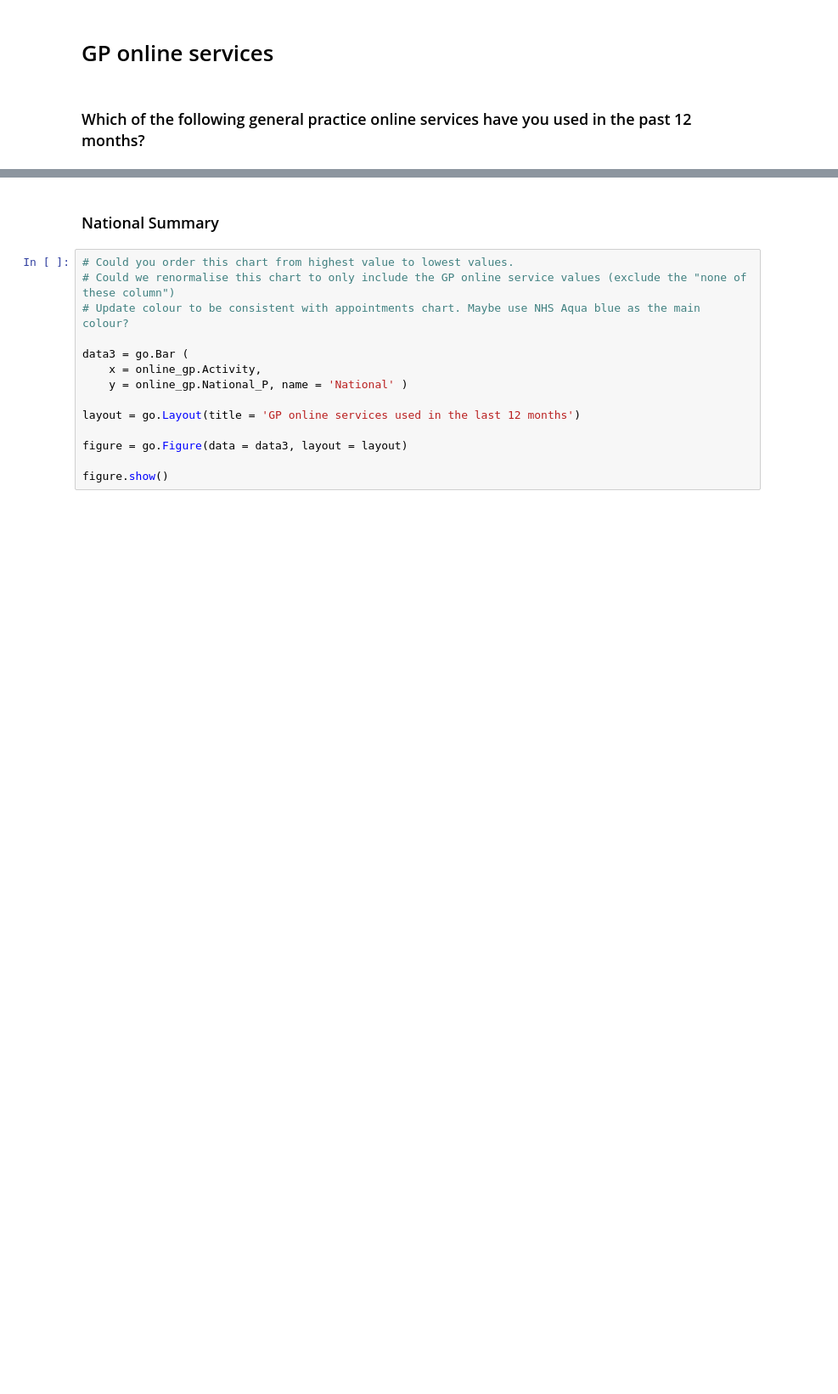
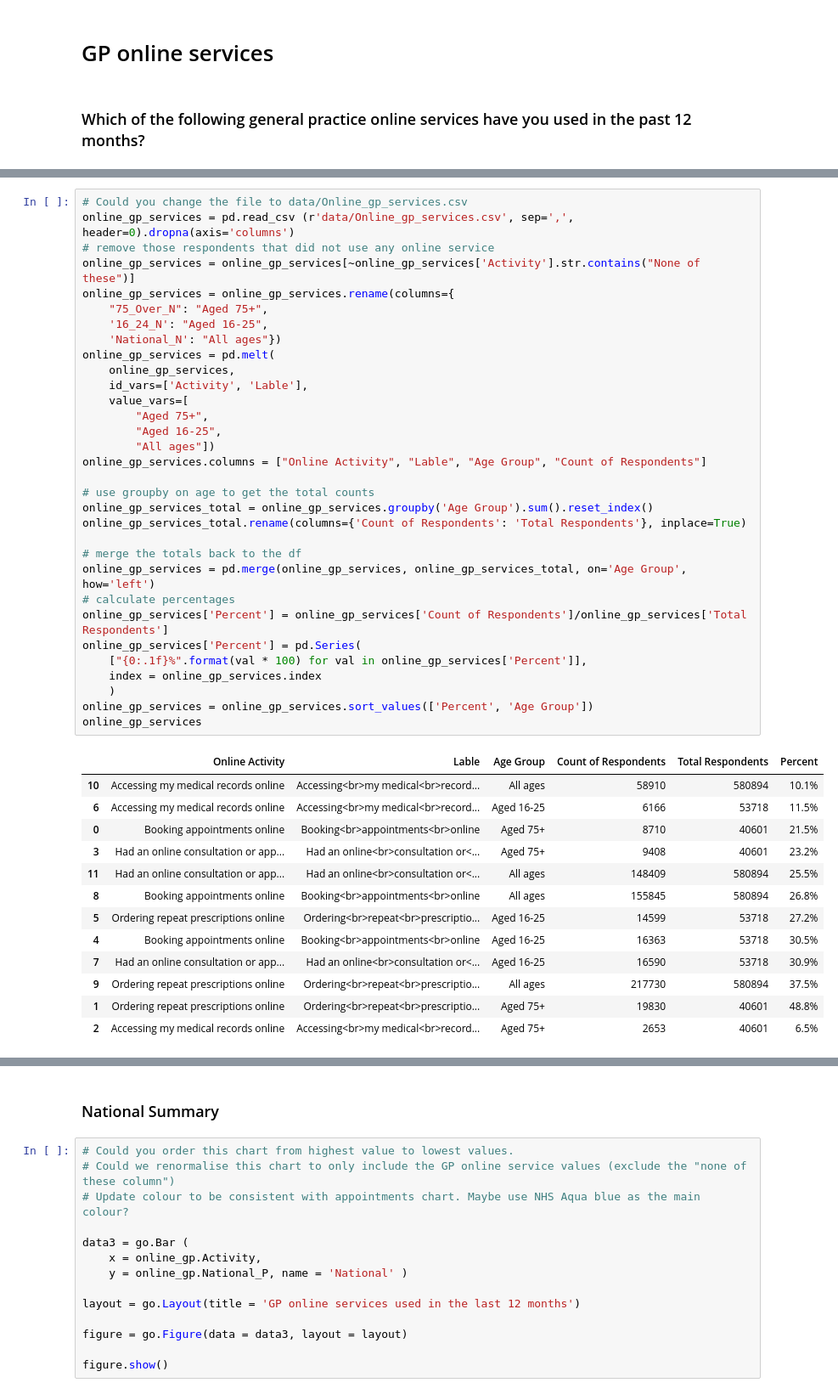
Before and after one commit to nhsx/digital-health-insights, a Jupyter notebook: Digital-Insights-2021-GP-Patient-Survey-2021-Analysis-Master.ipynb, the cells around one changed output, grey strips where cells are left out. Shown at 85% size. Saved outputs shown, nothing was run; the diff lists cells and outputs as text; blank space fills up the shorter version.

Commit message:
Online activity chart done

```diff
--- a/Digital-Insights-2021-GP-Patient-Survey-2021-Analysis-Master.ipynb
+++ b/Digital-Insights-2021-GP-Patient-Survey-2021-Analysis-Master.ipynb
@@ -188,0 +169,46 @@ online_gp
+# %%
+# Could you change the file to data/Online_gp_services.csv
+online_gp_services = pd.read_csv (r'data/Online_gp_services.csv', sep=',', header=0).dropna(axis='columns')
+# remove those respondents that did not use any online service
+online_gp_services = online_gp_services[~online_gp_services['Activity'].str.contains("None of these")]
+online_gp_services = online_gp_services.rename(columns={
+    "75_Over_N": "Aged 75+",
+    '16_24_N': "Aged 16-25",
+    'National_N': "All ages"})
+online_gp_services = pd.melt(
+    online_gp_services,
+    id_vars=['Activity', 'Lable'],
+    value_vars=[
+        "Aged 75+",
+        "Aged 16-25",
+        "All ages"])
+online_gp_services.columns = ["Online Activity", "Lable", "Age Group", "Count of Respondents"]
+
+# use groupby on age to get the total counts
+online_gp_services_total = online_gp_services.groupby('Age Group').sum().reset_index()
+online_gp_services_total.rename(columns={'Count of Respondents': 'Total Respondents'}, inplace=True)
+
+# merge the totals back to the df
+online_gp_services = pd.merge(online_gp_services, online_gp_services_total, on='Age Group', how='left')
+# calculate percentages
+online_gp_services['Percent'] = online_gp_services['Count of Respondents']/online_gp_services['Total Respondents']
+online_gp_services['Percent'] = pd.Series(
+    ["{0:.1f}%".format(val * 100) for val in online_gp_services['Percent']],
+    index = online_gp_services.index
+    )
+online_gp_services = online_gp_services.sort_values(['Percent', 'Age Group'])
+online_gp_services
+# %% [output]
+|  | Online Activity | Lable | Age Group | Count of Respondents | Total Respondents | Percent |
+| 10 | Accessing my medical records online | Accessing<br>my medical<br>record... | All ages | 58910 | 580894 | 10.1% |
+| 6 | Accessing my medical records online | Accessing<br>my medical<br>record... | Aged 16-25 | 6166 | 53718 | 11.5% |
+| 0 | Booking appointments online | Booking<br>appointments<br>online | Aged 75+ | 8710 | 40601 | 21.5% |
+| 3 | Had an online consultation or app... | Had an online<br>consultation or<... | Aged 75+ | 9408 | 40601 | 23.2% |
+| 11 | Had an online consultation or app... | Had an online<br>consultation or<... | All ages | 148409 | 580894 | 25.5% |
+| 8 | Booking appointments online | Booking<br>appointments<br>online | All ages | 155845 | 580894 | 26.8% |
+| 5 | Ordering repeat prescriptions online | Ordering<br>repeat<br>prescriptio... | Aged 16-25 | 14599 | 53718 | 27.2% |
+| 4 | Booking appointments online | Booking<br>appointments<br>online | Aged 16-25 | 16363 | 53718 | 30.5% |
+| 7 | Had an online consultation or app... | Had an online<br>consultation or<... | Aged 16-25 | 16590 | 53718 | 30.9% |
+| 9 | Ordering repeat prescriptions online | Ordering<br>repeat<br>prescriptio... | All ages | 217730 | 580894 | 37.5% |
+| 1 | Ordering repeat prescriptions online | Ordering<br>repeat<br>prescriptio... | Aged 75+ | 19830 | 40601 | 48.8% |
+| 2 | Accessing my medical records online | Accessing<br>my medical<br>record... | Aged 75+ | 2653 | 40601 | 6.5% |
```
Also changed, not shown: parts of 5 cells of this notebook, 1 other file.
